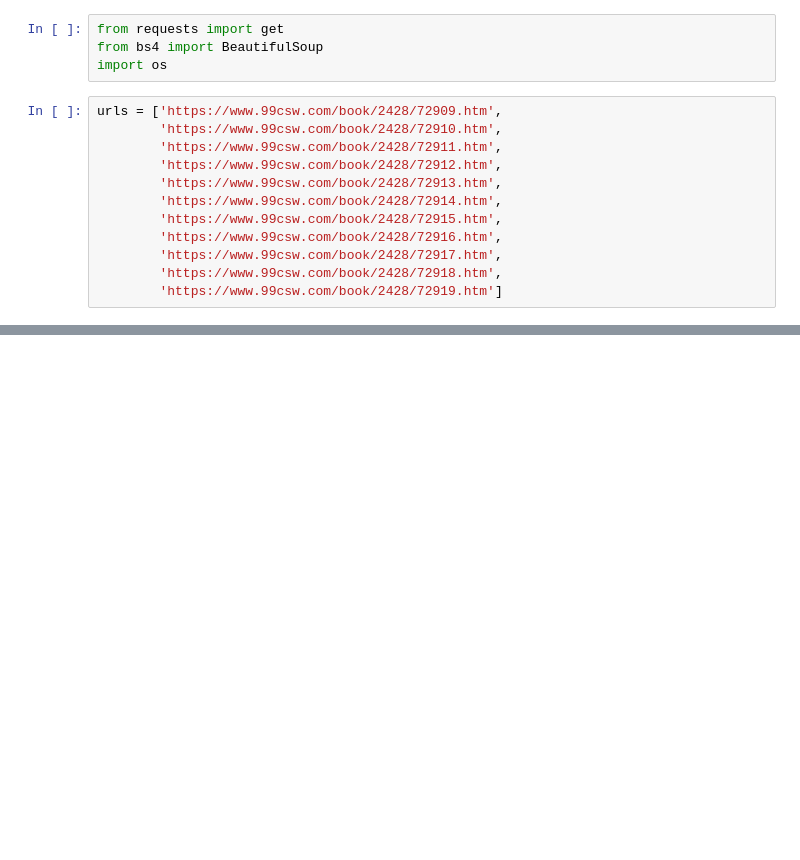
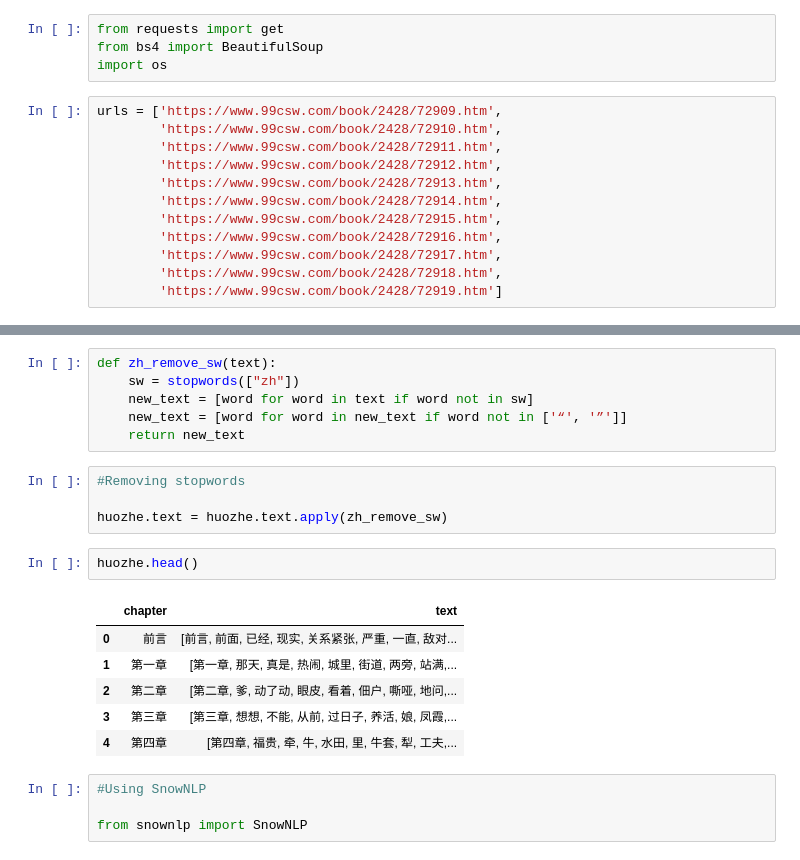
Before and after one commit to wilson-velasco/nlp, a Jupyter notebook: Chinese/chinese_libraries_familiarization.ipynb, the cells around one changed output, grey strips where cells are left out. Cells and saved outputs as stored; diff of their text form; blank space fills up the shorter version.

```diff
--- a/Chinese/chinese_libraries_familiarization.ipynb
+++ b/Chinese/chinese_libraries_familiarization.ipynb
@@ -99,0 +151,23 @@ huozhe.to_csv('huozhe.csv')
+# %%
+def zh_remove_sw(text):
+    sw = stopwords(["zh"])
+    new_text = [word for word in text if word not in sw]
+    new_text = [word for word in new_text if word not in ['“', '”']]
+    return new_text
+# %%
+#Removing stopwords
+
+huozhe.text = huozhe.text.apply(zh_remove_sw)
+# %%
+huozhe.head()
+# %% [output]
+|  | chapter | text |
+| 0 | 前言 | [前言, 前面, 已经, 现实, 关系紧张, 严重, 一直, 敌对... |
+| 1 | 第一章 | [第一章, 那天, 真是, 热闹, 城里, 街道, 两旁, 站满,... |
+| 2 | 第二章 | [第二章, 爹, 动了动, 眼皮, 看着, 佃户, 嘶哑, 地问,... |
+| 3 | 第三章 | [第三章, 想想, 不能, 从前, 过日子, 养活, 娘, 凤霞,... |
+| 4 | 第四章 | [第四章, 福贵, 牵, 牛, 水田, 里, 牛套, 犁, 工夫,... |
+# %%
+#Using SnowNLP
+
+from snownlp import SnowNLP
```
Also changed, not shown: parts of 22 cells of this notebook.
